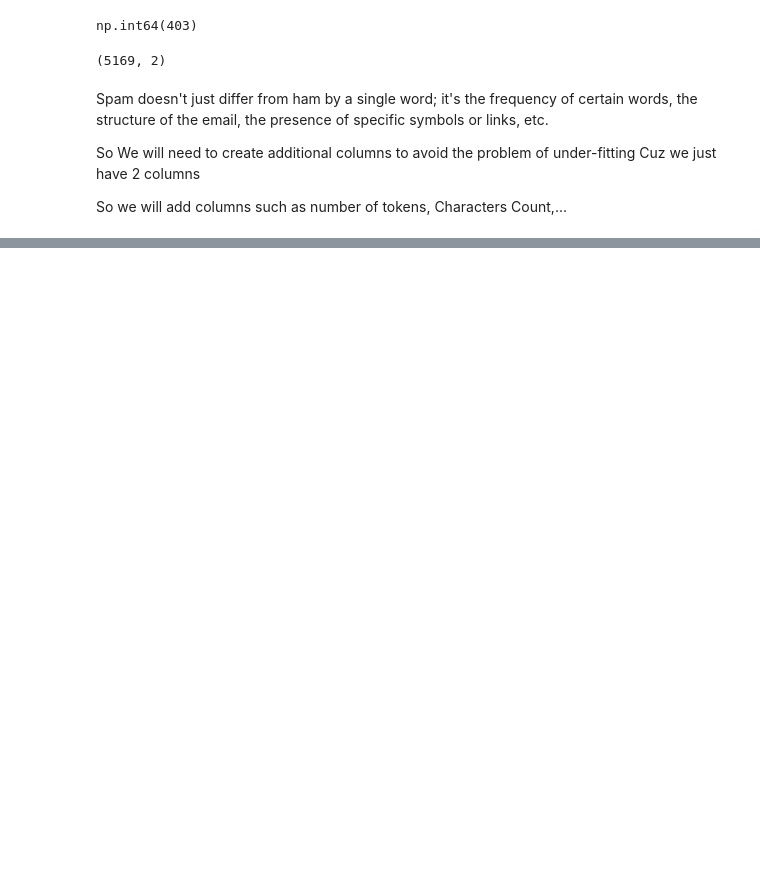
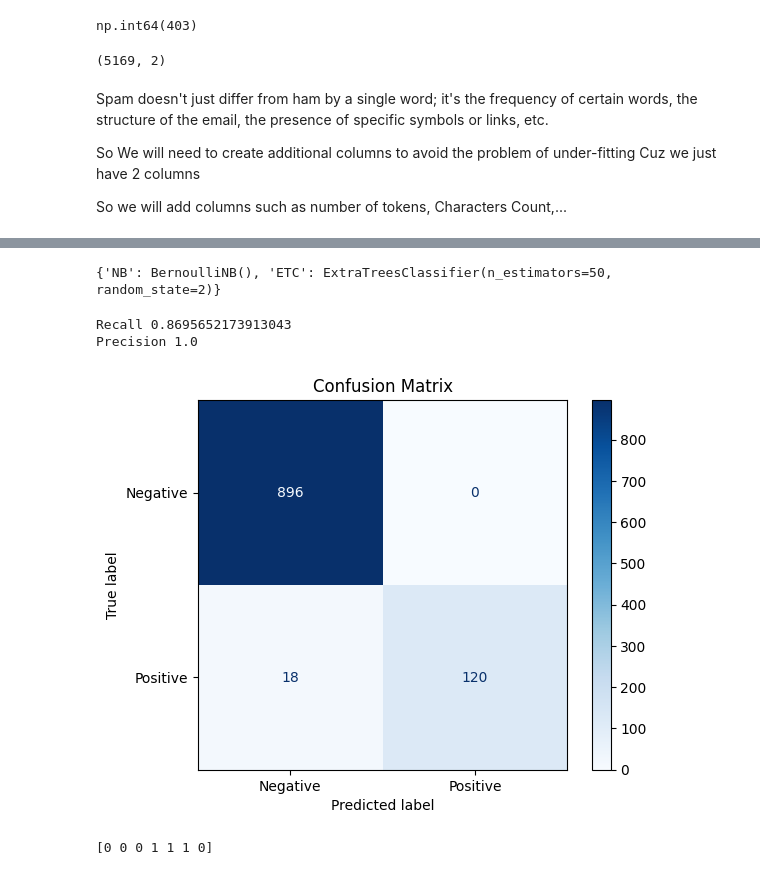
Before and after one commit to RachidJedata/Spam-Detector, a Jupyter notebook: spam-detector.ipynb, the cells around one changed output, grey strips where cells are left out. Cells and saved outputs as stored; diff of their text form; code cells hidden in the pictures; blank space fills up the shorter version.

```diff
--- a/spam-detector.ipynb
+++ b/spam-detector.ipynb
@@ -141,0 +209,3 @@ df.sample(5)
+# %%
+gnb = GaussianNB()
+bnb = BernoulliNB()
@@ -141,0 +281,2 @@ df.sample(5)
+# %%
+performance_df = pd.DataFrame({'Algorithm':clfs.keys(),'Recall':recall_scores,'Precision':precision_scores}).sort_values('Precision',ascending=False)
@@ -141,0 +298,47 @@ df.sample(5)
+# %%
+successful_algorithms = performance_df[performance_df['Recall'] > 0.83]['Algorithm'].tolist()
+
+selected_clfs = {
+    name: clfs[name]
+    for name in successful_algorithms
+}
+
+print(selected_clfs)
+# %% [output]
+{'NB': BernoulliNB(), 'ETC': ExtraTreesClassifier(n_estimators=50, random_state=2)}
+# %%
+
+list_of_estimators = list(selected_clfs.items())
+
+voting = VotingClassifier(
+    estimators=list_of_estimators,
+    voting='soft'
+)
+
+voting.fit(X_train,y_train)
+
+
+y_pred = voting.predict(X_test)
+print("Recall",recall_score(y_test,y_pred))
+print("Precision",precision_score(y_test,y_pred))
+# %% [output]
+Recall 0.8695652173913043
+Precision 1.0
+# %%
+cm = confusion_matrix(y_test, y_pred)
+# Initialize the display using the calculated matrix
+disp = ConfusionMatrixDisplay(
+    confusion_matrix=cm,
+    # Pass the labels for the axes (e.g., ['Class 0', 'Class 1'])
+    # Replace with your actual class names or labels
+    display_labels=['Negative', 'Positive']
+)
+
+# Plot the matrix
+disp.plot(cmap=plt.cm.Blues) # 'plt.cm.Blues' provides a nice color scheme
+
+# Add a title and show the plot
+plt.title('Confusion Matrix')
+plt.show()
+# %% [output]
+[figure, added]
@@ -141,0 +393,24 @@ df.sample(5)
+# %%
+new_emails = [
+    # --- Example Ham (Non-Spam) Messages ---
+    "Regarding the team meeting scheduled for tomorrow, please review the attached document before 10 AM. Agenda is collaboration status.",
+    "Can you confirm receipt of the invoice #90123? We need payment processed by the end of the week. Thanks!",
+    "Just checking in on the project deadline. Are we still on track for the July 15th release? Let me know if you need anything.",
+
+    # --- Example Spam Messages ---
+    "URGENT PRIZE NOTIFICATION!!! Click here NOW to claim your FREE MILLION DOLLARS! Limited time offer, ACT FAST: http://tinyurl.com/scam",
+    "Dear valued member, YOUR ACCOUNT HAS BEEN SUSPENDED. Verify your details immediately to avoid deactivation via this link: http://phishing.net/login",
+    "VIAGRA 80% OFF! Do not miss this CHANCE to get the best deal. Use code FREEBIE at checkout. GUARANTEED!!!",
+
+    # --- Mixed/Tricky Message ---
+    "Hello! I found a great deal on a new watch at Amazon. It's 50% off if you use this coupon code. I'll send the link separately."
+]
+
+X_predict = preprocess_for_predict(new_emails, tfidf_vectorizer, scaler)
+prediction = voting.predict(X_predict)
+
+
+
+print(prediction)
+# %% [output]
+[0 0 0 1 1 1 0]
```
Also changed, not shown: parts of 29 cells of this notebook, 1 other file.
